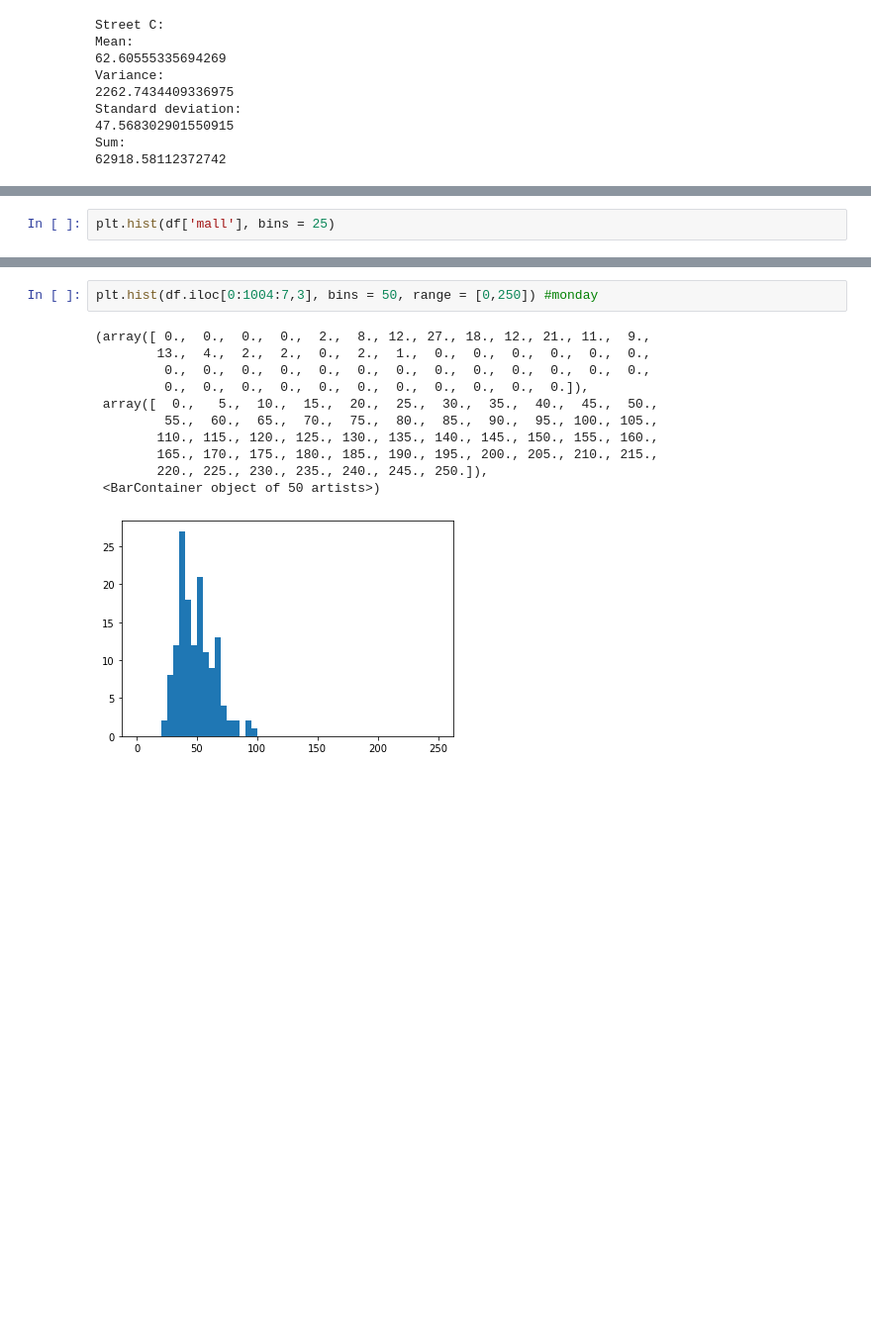
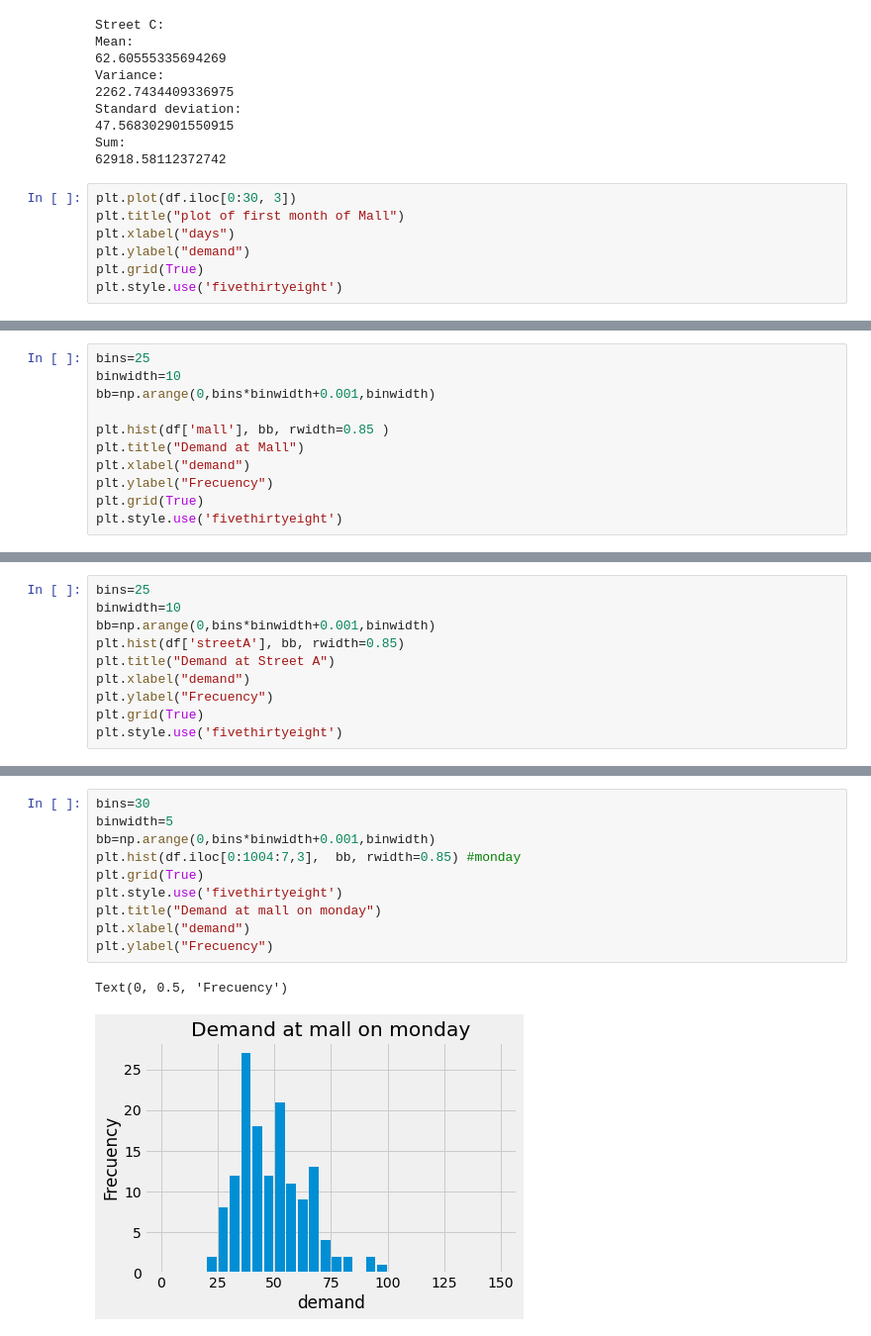
Before and after one commit to BDFteam/AcademicSkills2021, a Jupyter notebook: ex4.ipynb, the cells around one changed output, grey strips where cells are left out. Shown: that part at 99% size. Drawn from its saved outputs; the diff is of its cells as text; blank space fills up the shorter version.

```diff
--- a/ex4.ipynb
+++ b/ex4.ipynb
@@ -108,3 +108,10 @@ Standard deviation:
 47.568302901550915
 Sum:
 62918.58112372742
+# %%
+plt.plot(df.iloc[0:30, 3])
+plt.title("plot of first month of Mall")
+plt.xlabel("days")
+plt.ylabel("demand")
+plt.grid(True)
+plt.style.use('fivethirtyeight')
@@ -111,3 +120,12 @@ Sum:
 # %%
-plt.hist(df['mall'], bins = 25)
+bins=25
+binwidth=10
+bb=np.arange(0,bins*binwidth+0.001,binwidth)
+
+plt.hist(df['mall'], bb, rwidth=0.85 )
+plt.title("Demand at Mall")
+plt.xlabel("demand")
+plt.ylabel("Frecuency")
+plt.grid(True)
+plt.style.use('fivethirtyeight')
 # %% [output]
@@ -125,0 +133,10 @@ plt.hist(df['mall'], bins = 25)
+# %%
+bins=25
+binwidth=10
+bb=np.arange(0,bins*binwidth+0.001,binwidth)
+plt.hist(df['streetA'], bb, rwidth=0.85)
+plt.title("Demand at Street A")
+plt.xlabel("demand")
+plt.ylabel("Frecuency")
+plt.grid(True)
+plt.style.use('fivethirtyeight')
@@ -126,15 +145,14 @@ plt.hist(df['mall'], bins = 25)
 # %%
-plt.hist(df.iloc[0:1004:7,3], bins = 50, range = [0,250]) #monday
+bins=30
+binwidth=5
+bb=np.arange(0,bins*binwidth+0.001,binwidth)
+plt.hist(df.iloc[0:1004:7,3],  bb, rwidth=0.85) #monday
+plt.grid(True)
+plt.style.use('fivethirtyeight')
+plt.title("Demand at mall on monday")
+plt.xlabel("demand")
+plt.ylabel("Frecuency")
 # %% [output]
-(array([ 0.,  0.,  0.,  0.,  2.,  8., 12., 27., 18., 12., 21., 11.,  9.,
-        13.,  4.,  2.,  2.,  0.,  2.,  1.,  0.,  0.,  0.,  0.,  0.,  0.,
-         0.,  0.,  0.,  0.,  0.,  0.,  0.,  0.,  0.,  0.,  0.,  0.,  0.,
-         0.,  0.,  0.,  0.,  0.,  0.,  0.,  0.,  0.,  0.,  0.]),
- array([  0.,   5.,  10.,  15.,  20.,  25.,  30.,  35.,  40.,  45.,  50.,
-         55.,  60.,  65.,  70.,  75.,  80.,  85.,  90.,  95., 100., 105.,
-        110., 115., 120., 125., 130., 135., 140., 145., 150., 155., 160.,
-        165., 170., 175., 180., 185., 190., 195., 200., 205., 210., 215.,
-        220., 225., 230., 235., 240., 245., 250.]),
- <BarContainer object of 50 artists>)
+Text(0, 0.5, 'Frecuency')
-[figure, old version]
+[figure, new version]
 # %%
```
Also changed, not shown: parts of 12 cells of this notebook.
